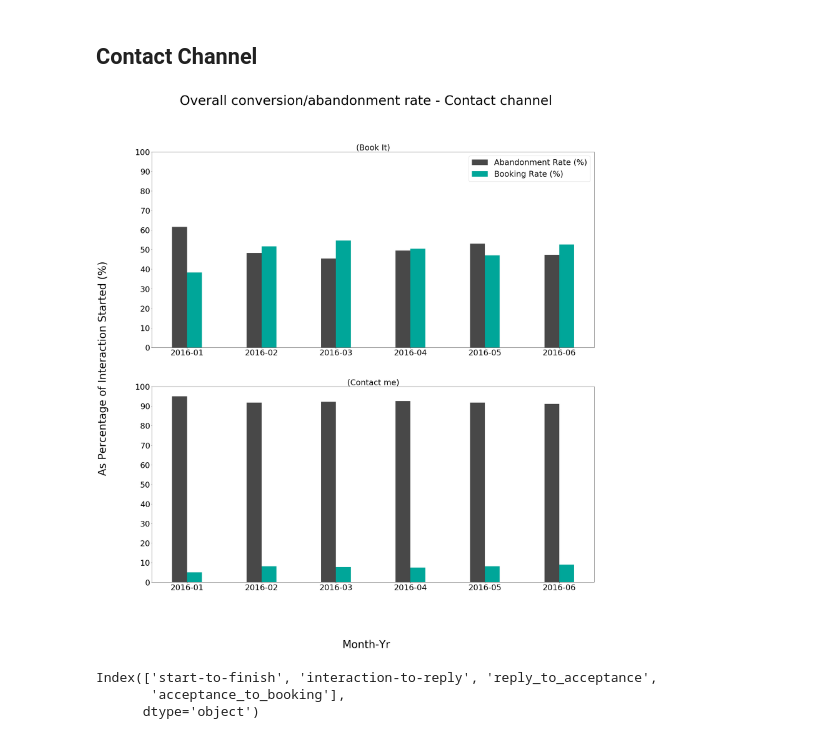
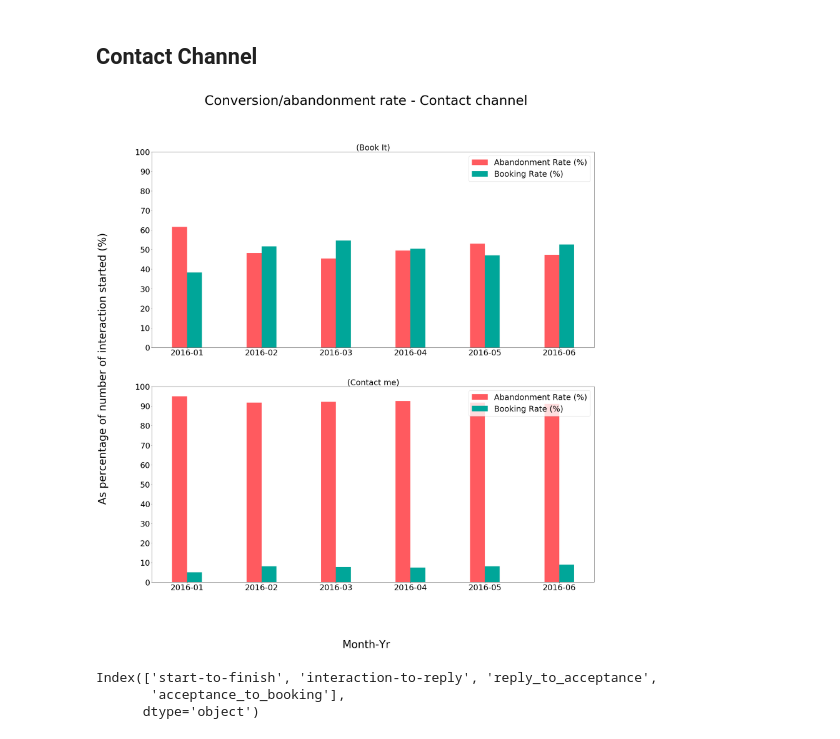
Before and after one commit to NikhilSawal/data_science_case_studies, a Jupyter notebook: airbnb/solution/solution.ipynb, the cells around one changed output. Saved outputs shown, nothing was run; the diff lists cells and outputs as text; code cells hidden in the pictures.

Commit message:
Adds plots for case studies

```diff
--- a/airbnb/solution/solution.ipynb
+++ b/airbnb/solution/solution.ipynb
@@ -8,7 +8,8 @@ pd.set_option('display.max_columns', 100)
 pd.set_option('display.max_rows', 20000)
 # %%
 ## Import data
-path = '/Users/nikhilsawal/OneDrive/ml_case_studies/airbnb/solution/data/'
+path = '/Users/nikhilsawal/OneDrive/machine_learning/data_science_case_studies/airbnb/solution/data/'
+image_path = '/Users/nikhilsawal/OneDrive/machine_learning/data_science_case_studies/airbnb/'
 contacts = pd.read_csv(path + 'contacts.csv')
 listings = pd.read_csv(path + 'listings.csv')
 users = pd.read_csv(path + 'users.csv')
@@ -589,37 +593,39 @@ top_ax.set_xticklabels(labels=x, fontsize=30)
 
 top_ax.set_yticks(ticks=y_indexes)
 top_ax.set_yticklabels(y_indexes, fontsize = 30)
 
 ##############
 # Contact Me #
 ##############
 
 bottom_ax.bar(x_indexes + 0.00,
          checkins_df_contact_me['abandonment_rate(%)'],
          width=width,
-         color="#484848",
+         color="#FF5A5F",
          label="Abandonment Rate (%)")
 bottom_ax.bar(x_indexes + 0.20,
          checkins_df_contact_me['booking_rate(%)'],
          width=width,
          color="#00A699",
          label="Booking Rate (%)")
 
 bottom_ax.set_xticks(ticks=x_indexes + 0.5*width)
 bottom_ax.set_xticklabels(labels=x, fontsize=30)
 bottom_ax.set_yticks(ticks=y_indexes)
 bottom_ax.set_yticklabels(y_indexes, fontsize = 30)
 bottom_ax.set_title('(Contact me)', fontsize=30)
+bottom_ax.legend(fontsize=30, loc='upper right')
 
 fig.text(0.5, 0.01, 'Month-Yr', ha='center', fontsize=40)
-fig.text(0.03, 0.5, 'As Percentage of Interaction Started (%)',
+fig.text(0.03, 0.5, 'As percentage of number of interaction started (%)',
          va='center', rotation='vertical', fontsize=40)
 
-plt.suptitle("Overall conversion/abandonment rate - Contact channel", fontsize=50, ha='center')
+plt.suptitle("Conversion/abandonment rate - Contact channel", fontsize=50, ha='center')
 
 plt.show()
+fig.savefig(image_path + 'plots/contact_channel_aban_conv_rate.png')
 # %% [output]
-[figure, old version]
+[figure, new version]
 # %%
 # Contact Me
 contact_me_df = checkins_df[checkins_df['contact_channel_first']=='contact_me']
```
Also changed, not shown: parts of 4 cells of this notebook, 5 other files.
